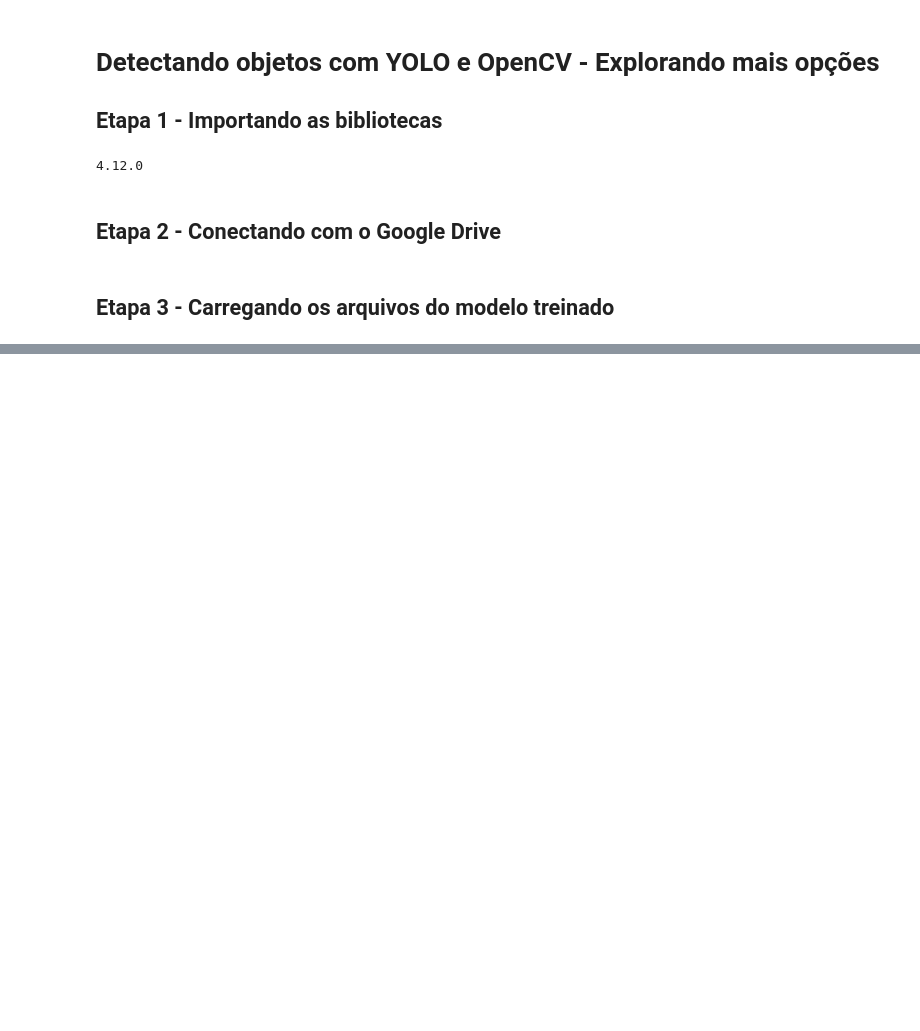
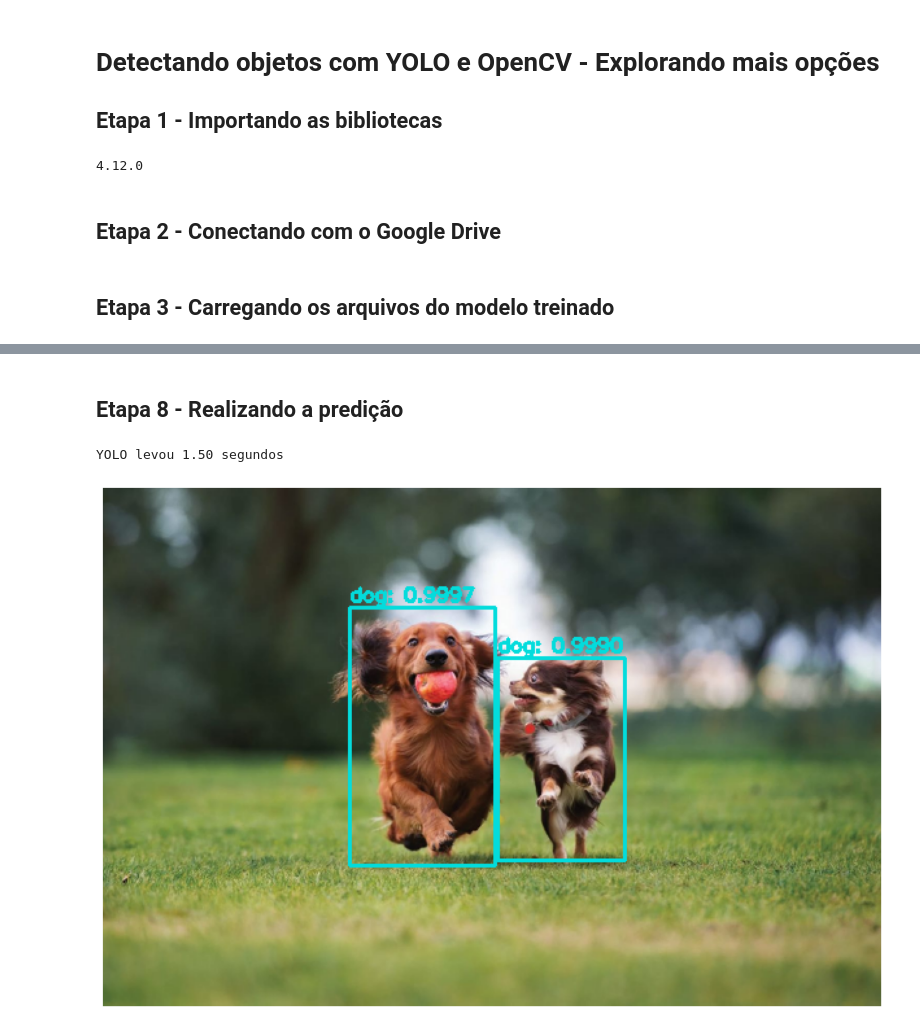
Before and after one commit to raphaelramosds/opencv-yolo-darknet-course, a Jupyter notebook: src/notebooks/YOLO v4 - Deteccao de objetos com OpenCV - Explorando Mais.ipynb, the cells around one changed output, grey strips where cells are left out. Drawn from its saved outputs; the diff is of its cells as text; code cells hidden in the pictures; blank space fills up the shorter version.

```diff
--- a/src/notebooks/YOLO v4 - Deteccao de objetos com OpenCV - Explorando Mais.ipynb
+++ b/src/notebooks/YOLO v4 - Deteccao de objetos com OpenCV - Explorando Mais.ipynb
@@ -23,0 +55,7 @@ yolov3(labels_path='/home/rapha/Cursos/opencv-yolo-darknet/shared/modelo_YOLOv3/
+# %% [markdown]
+## Etapa 8 - Realizando a predição
+# %%
+utils.detectar_objetos_cv2(imagem)
+# %% [output]
+YOLO levou 1.50 segundos
+[figure, added]
```
Also changed, not shown: parts of 14 cells of this notebook, 4 other files.
